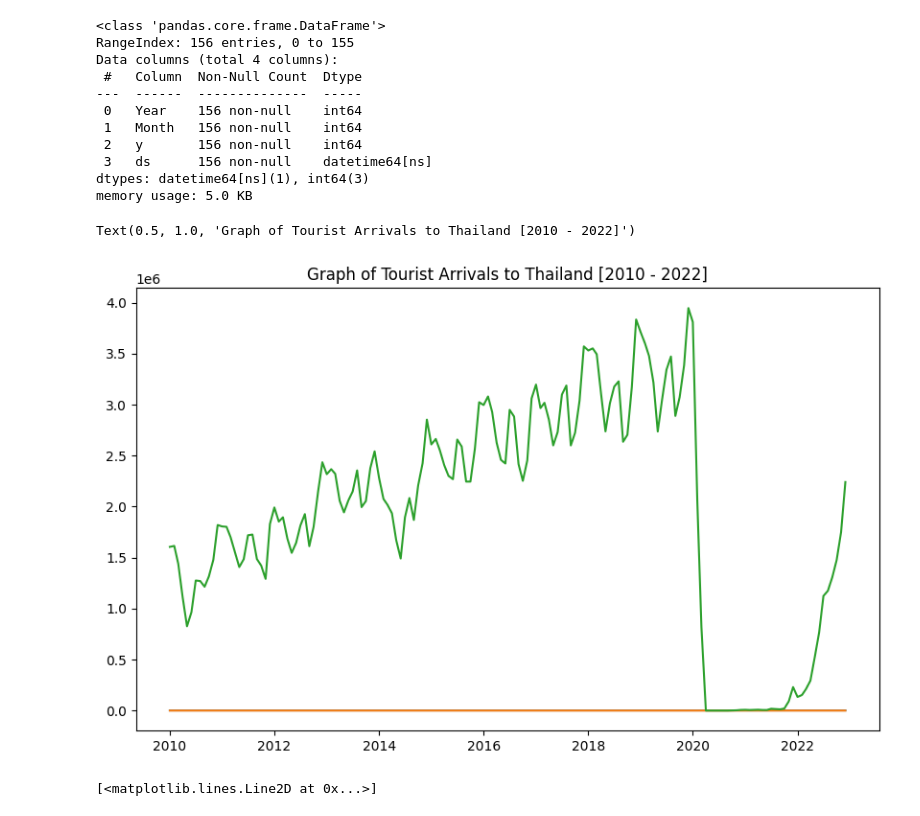
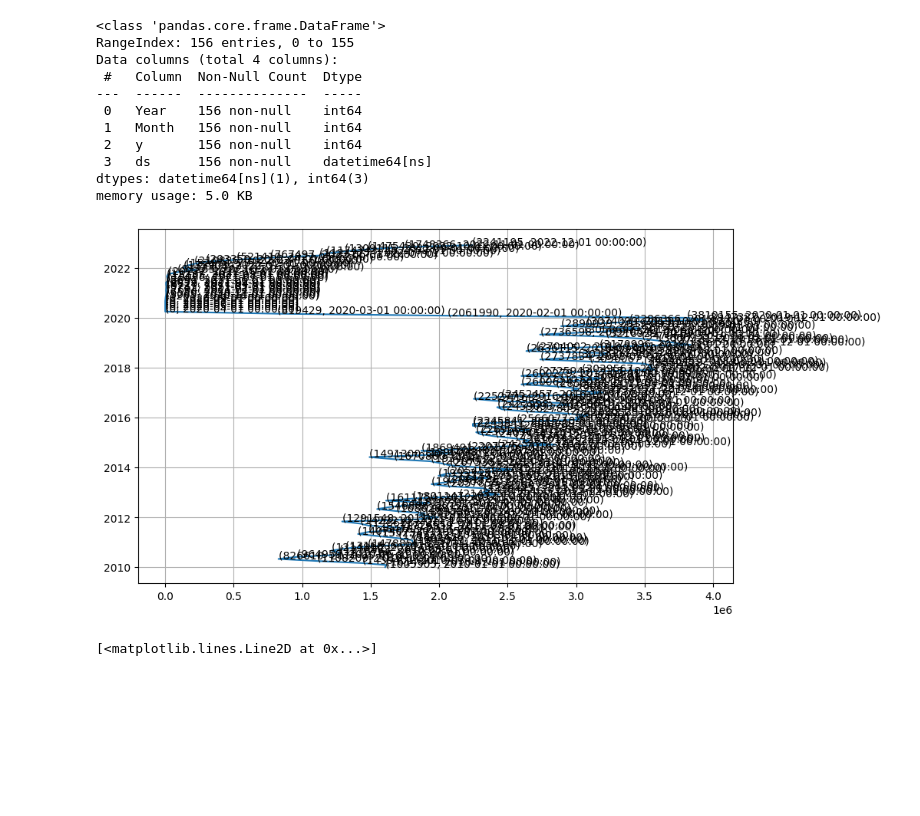
Before and after one commit to geadkee/FYP-TouristArrivalsPrediction, a Jupyter notebook: EDA.ipynb, the cells around one changed output. Drawn from its saved outputs; the diff is of its cells as text; code cells hidden in the pictures; blank space fills up the shorter version.

```diff
--- a/EDA.ipynb
+++ b/EDA.ipynb
@@ -114,12 +114,20 @@ dtypes: datetime64[ns](1), int64(3)
 memory usage: 5.0 KB
 # %%
 #Plot No.of Tourist Arrivals to Thailand
-plt.figure(figsize=(10,6))
-plt.plot(file.set_index('ds'))
-plt.title('Graph of Tourist Arrivals to Thailand [2010 - 2022]')
+fig = plt.figure(figsize=(10,6))
+ax = fig.add_subplot(111)
+
+ax.plot(file["ds"],file["y"])
+for xy in zip(file["ds"],file["y"]):                                       # <--
+    ax.annotate('(%s, %s)' % xy, xy=xy, textcoords='data') # <--
+
+ax.grid()
+plt.show()
+
+# plt.plot(file.set_index('ds'))
+# plt.title('Graph of Tourist Arrivals to Thailand [2010 - 2022]')
 # %% [output]
-Text(0.5, 1.0, 'Graph of Tourist Arrivals to Thailand [2010 - 2022]')
-[figure, old version]
+[figure, new version]
 # %%
 plt.figure(figsize=(15,6))
 # plt.bar(file1["ds"], file1["y"], color='orange', width=10)
```
Also changed, not shown: 1 other file.
